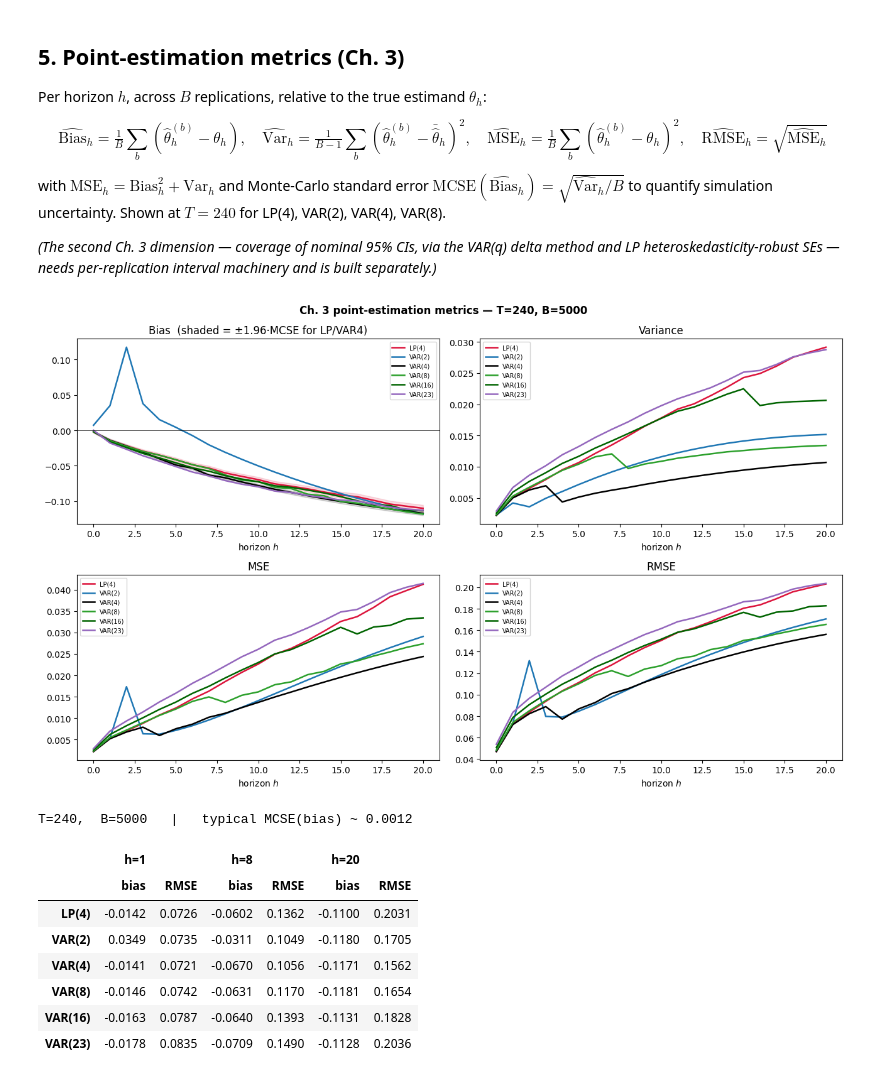
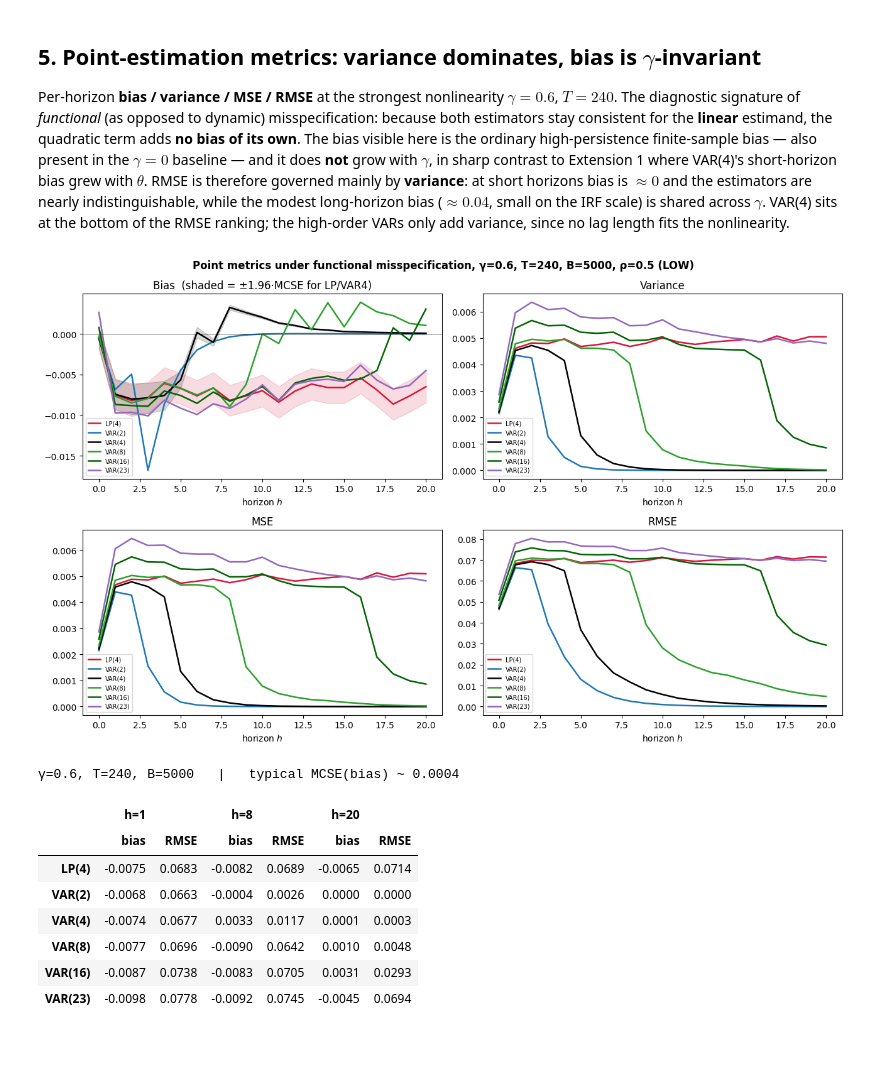
Before and after one commit to Aaron030/Monte_Carlo-LP_vs_VAR, a Jupyter notebook: experiments/Extension_Functional_MisSpec.ipynb, the cells around one changed output. Saved outputs shown, nothing was run; the diff lists cells and outputs as text; code cells hidden in the pictures; blank space fills up the shorter version.

```diff
--- a/experiments/Extension_Functional_MisSpec.ipynb
+++ b/experiments/Extension_Functional_MisSpec.ipynb
@@ -30,0 +21,3 @@ achieved spectral radius (persistence): 0.95
+# %%
+# Define the persistence scenario to run. Can be "LOW" (rho = 0.5), "MID" (rho = 0.7), "HIGH" (rho = 0.95)
+Scenario = "LOW"
@@ -197,0 +208,21 @@ fig.tight_layout(); plt.show()
+# %%
+selp = ["VAR(4)", "LP(4)"]
+colp = {"VAR(4)": "black", "LP(4)": "crimson"}
+
+fig, axes = plt.subplots(1, 3, figsize=(16, 4.8), sharex=True, sharey=True)
+for ax, g in zip(axes.ravel(), GAMMAS):
+    for nm in selp:
+        dev = results[(g, T_SHOW)]["irfs"][nm] - TRUTH     # deviation from truth, per replication
+        mean = np.nanmean(dev, axis=0)
+        lo, hi = np.nanpercentile(dev, [5, 95], axis=0)
+        ax.fill_between(hgrid, lo, hi, color=colp[nm], alpha=0.15)
+        ax.plot(hgrid, mean, "o-", ms=3, color=colp[nm], lw=2.2, label=f"{nm} - truth")
+    ax.axhline(0, color="k", lw=1.2, ls="--", label="truth (zero line)")
+    ttl = "γ=0 (baseline)" if g == 0 else f"γ={g}"
+    ax.set_title(ttl); ax.set_xlabel("horizon $h$")
+    ax.set_ylabel(r"mean prediction $-\ \theta_h$"); ax.legend(fontsize=7)
+fig.suptitle(f"Deviation from truth across γ — T={T_SHOW}, B={N_REPS}  "
+             f"(mean = bias;  band = central 90% of estimates), ρ={RHO} ({Scenario})", fontweight="bold")
+fig.tight_layout()
+plt.savefig(f"../figures/Functional_MisSpec/{Scenario}_LIMITED_DEVIATION.png")
+plt.show()
@@ -198,16 +331,7 @@ fig.tight_layout(); plt.show()
 # %% [markdown]
-## 5. Point-estimation metrics (Ch. 3)
+## 5. Point-estimation metrics: variance dominates, bias is $\gamma$-invariant
 
-Per horizon $h$, across $B$ replications, relative to the true estimand $\theta_h$:
-
-$$\widehat{\mathrm{Bias}}_h=\tfrac1B\sum_b(\hat\theta_h^{(b)}-\theta_h),\quad
-\widehat{\mathrm{Var}}_h=\tfrac1{B-1}\sum_b(\hat\theta_h^{(b)}-\bar{\hat\theta}_h)^2,\quad
-\widehat{\mathrm{MSE}}_h=\tfrac1B\sum_b(\hat\theta_h^{(b)}-\theta_h)^2,\quad
-\widehat{\mathrm{RMSE}}_h=\sqrt{\widehat{\mathrm{MSE}}_h}$$
-
-with $\mathrm{MSE}_h=\mathrm{Bias}_h^2+\mathrm{Var}_h$ and Monte-Carlo standard error $\mathrm{MCSE}(\widehat{\mathrm{Bias}}_h)=\sqrt{\widehat{\mathrm{Var}}_h/B}$ to quantify simulation uncertainty. Shown at $T=240$ for LP(4), VAR(2), VAR(4), VAR(8).
-
-*(The second Ch. 3 dimension — coverage of nominal 95% CIs, via the VAR(q) delta method and LP heteroskedasticity-robust SEs — needs per-replication interval machinery and is built separately.)*
+Per-horizon **bias / variance / MSE / RMSE** at the strongest nonlinearity $\gamma=0.6$, $T=240$. The diagnostic signature of *functional* (as opposed to dynamic) misspecification: because both estimators stay consistent for the **linear** estimand, the quadratic term adds **no bias of its own**. The bias visible here is the ordinary high-persistence finite-sample bias — also present in the $\gamma=0$ baseline — and it does **not** grow with $\gamma$, in sharp contrast to Extension 1 where VAR(4)'s short-horizon bias grew with $\theta$. RMSE is therefore governed mainly by **variance**: at short horizons bias is $\approx0$ and the estimators are nearly indistinguishable, while the modest long-horizon bias ($\approx0.04$, small on the IRF scale) is shared across $\gamma$. VAR(4) sits at the bottom of the RMSE ranking; the high-order VARs only add variance, since no lag length fits the nonlinearity.
 # %%
 import pandas as pd
 from IPython.display import display
@@ -224,47 +348,50 @@ def metrics(stack, truth):
                 mcse_bias=np.sqrt(var / B), B=B)
 
 
-Tval = 240
+G_SHOW, Tval = 0.6, T_SHOW                           # strongest nonlinearity cell
 sel = ["LP(4)", "VAR(2)", "VAR(4)", "VAR(8)", "VAR(16)", "VAR(23)"]
 colm = {"LP(4)": "crimson", "VAR(2)": "tab:blue", "VAR(4)": "black",
         "VAR(8)": "tab:green", "VAR(16)": "darkgreen", "VAR(23)": "tab:purple"}
-m = {nm: metrics(results_byT[Tval]["irfs"][nm], truth) for nm in sel}
+m = {nm: metrics(results[(G_SHOW, Tval)]["irfs"][nm], TRUTH) for nm in sel}
 
 fig, ax = plt.subplots(2, 2, figsize=(13, 8))
 for nm in sel:
     ax[0, 0].plot(hgrid, m[nm]["bias"], color=colm[nm], lw=1.8, label=nm)
     ax[0, 1].plot(hgrid, m[nm]["var"], color=colm[nm], lw=1.8, label=nm)
     ax[1, 0].plot(hgrid, m[nm]["mse"], color=colm[nm], lw=1.8, label=nm)
     ax[1, 1].plot(hgrid, m[nm]["rmse"], color=colm[nm], lw=1.8, label=nm)
 for nm in ("LP(4)", "VAR(4)"):                       # MCSE band on bias (sim. uncertainty)
     lo, hi = m[nm]["bias"] - 1.96 * m[nm]["mcse_bias"], m[nm]["bias"] + 1.96 * m[nm]["mcse_bias"]
     ax[0, 0].fill_between(hgrid, lo, hi, color=colm[nm], alpha=0.15)
 ax[0, 0].axhline(0, color="k", lw=0.5)
 ax[0, 0].set_title("Bias  (shaded = ±1.96·MCSE for LP/VAR4)")
 ax[0, 1].set_title("Variance"); ax[1, 0].set_title("MSE"); ax[1, 1].set_title("RMSE")
 for a in ax.ravel():
     a.set_xlabel("horizon $h$"); a.legend(fontsize=7)
-fig.suptitle(f"Ch. 3 point-estimation metrics — T={Tval}, B={N_REPS}", fontweight="bold")
-fig.tight_layout(); plt.show()
+fig.suptitle(f"Point metrics under functional misspecification, γ={G_SHOW}, T={Tval}, B={N_REPS}, ρ={RHO} ({Scenario})",
+             fontweight="bold")
+fig.tight_layout()
+plt.savefig(f"../figures/Functional_MisSpec/{Scenario}_POINT_ESTIMATION.png")
+plt.show()
 
 # compact table: bias and RMSE at selected horizons
 report = [1, 8, 20]
 rows = {nm: {(f"h={h}", k): m[nm][{"bias": "bias", "RMSE": "rmse"}[k]][h]
              for h in report for k in ("bias", "RMSE")} for nm in sel}
 tab = pd.DataFrame(rows).T
 tab.columns = pd.MultiIndex.from_tuples(tab.columns)
-print(f"T={Tval},  B={N_REPS}   |   typical MCSE(bias) ~ "
+print(f"γ={G_SHOW}, T={Tval}, B={N_REPS}   |   typical MCSE(bias) ~ "
       f"{np.mean([m['VAR(4)']['mcse_bias'][h] for h in report]):.4f}")
 display(tab.round(4))
 # %% [output]
-[figure, old version]
+[figure, new version]
-T=240,  B=5000   |   typical MCSE(bias) ~ 0.0012
+γ=0.6, T=240, B=5000   |   typical MCSE(bias) ~ 0.0004
 |  | h=1 |  | h=8 |  | h=20 |  |
 |  | bias | RMSE | bias | RMSE | bias | RMSE |
-| LP(4) | -0.0142 | 0.0726 | -0.0602 | 0.1362 | -0.1100 | 0.2031 |
-| VAR(2) | 0.0349 | 0.0735 | -0.0311 | 0.1049 | -0.1180 | 0.1705 |
-| VAR(4) | -0.0141 | 0.0721 | -0.0670 | 0.1056 | -0.1171 | 0.1562 |
-| VAR(8) | -0.0146 | 0.0742 | -0.0631 | 0.1170 | -0.1181 | 0.1654 |
-| VAR(16) | -0.0163 | 0.0787 | -0.0640 | 0.1393 | -0.1131 | 0.1828 |
-| VAR(23) | -0.0178 | 0.0835 | -0.0709 | 0.1490 | -0.1128 | 0.2036 |
+| LP(4) | -0.0075 | 0.0683 | -0.0082 | 0.0689 | -0.0065 | 0.0714 |
+| VAR(2) | -0.0068 | 0.0663 | -0.0004 | 0.0026 | 0.0000 | 0.0000 |
+| VAR(4) | -0.0074 | 0.0677 | 0.0033 | 0.0117 | 0.0001 | 0.0003 |
+| VAR(8) | -0.0077 | 0.0696 | -0.0090 | 0.0642 | 0.0010 | 0.0048 |
+| VAR(16) | -0.0087 | 0.0738 | -0.0083 | 0.0705 | 0.0031 | 0.0293 |
+| VAR(23) | -0.0098 | 0.0778 | -0.0092 | 0.0745 | -0.0045 | 0.0694 |
 # %% [markdown]
```
Also changed, not shown: parts of 27 cells of this notebook, 32 other files.
